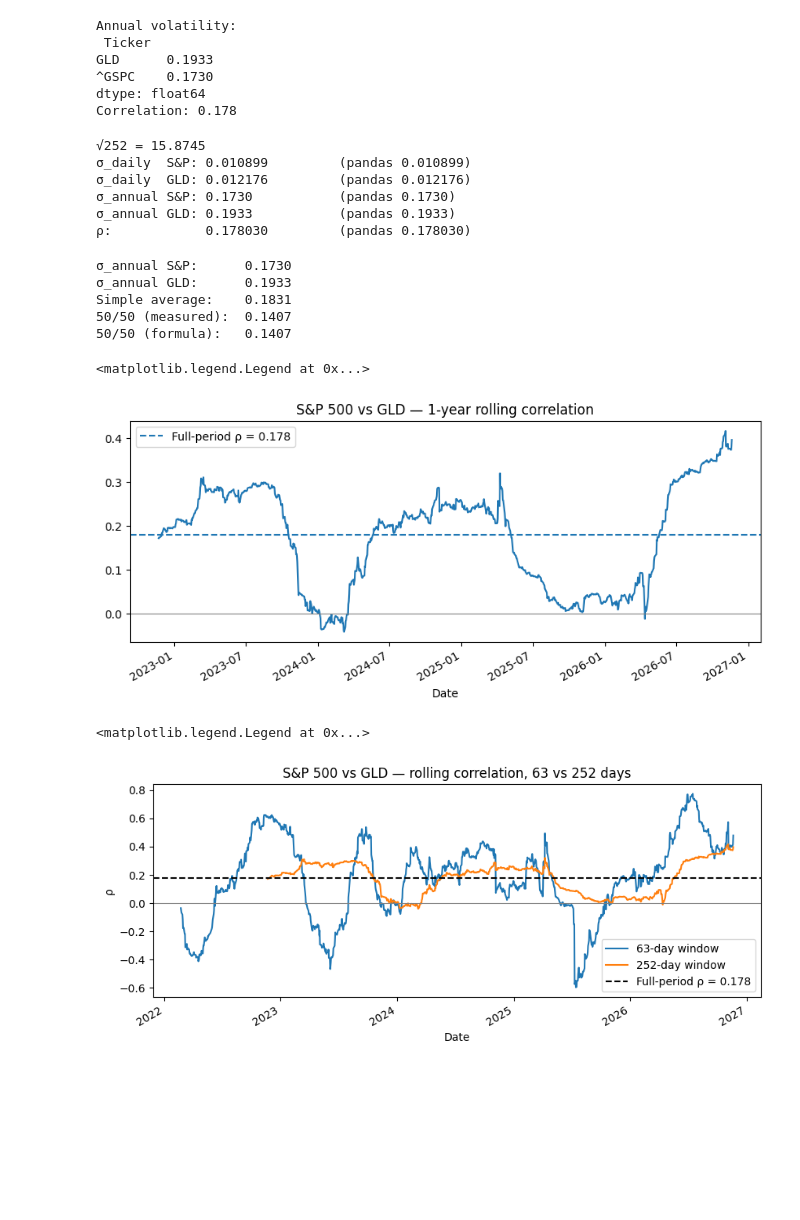
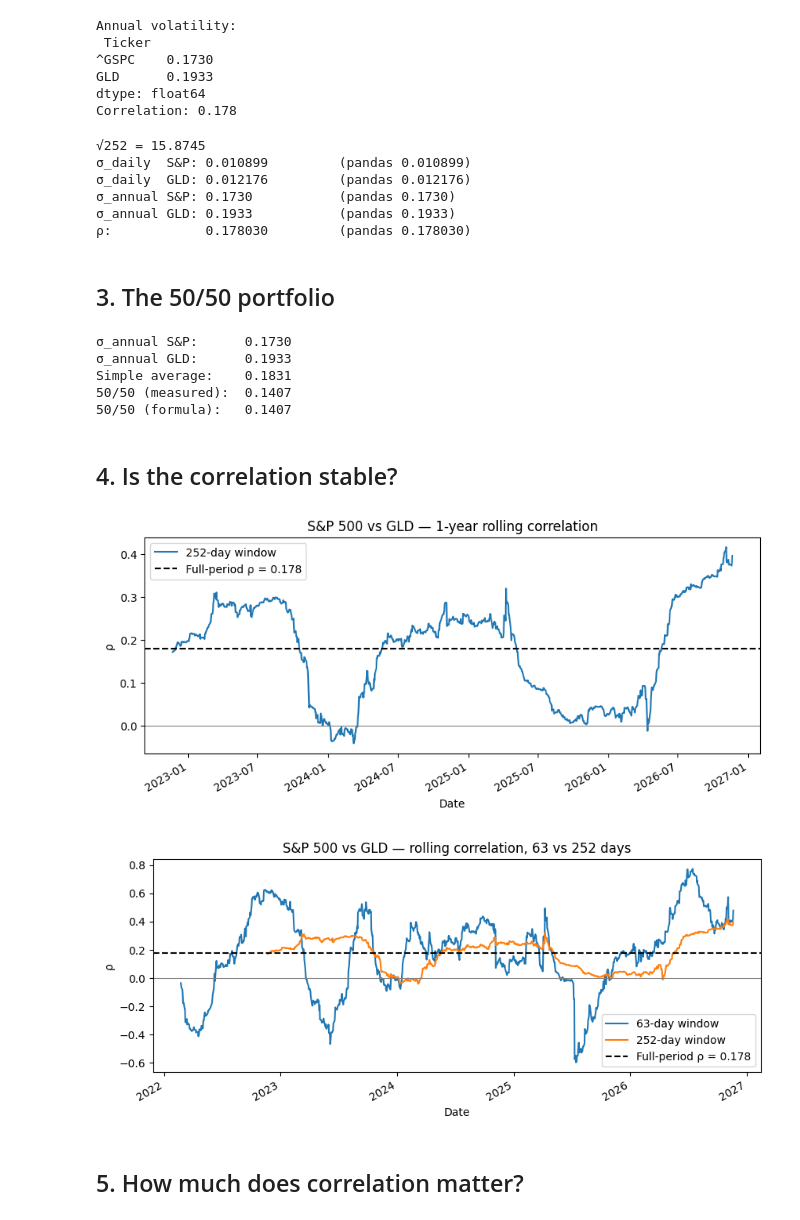
Before and after one commit to ae-lexs/quantitative-finance-atelier, a Jupyter notebook: notebooks/u01_spy_gld_5050_portfolio.ipynb, the cells around one changed output. Cells and saved outputs as stored; diff of their text form; code cells hidden in the pictures; blank space fills up the shorter version.

```diff
--- a/notebooks/u01_spy_gld_5050_portfolio.ipynb
+++ b/notebooks/u01_spy_gld_5050_portfolio.ipynb
@@ -25,10 +40,5 @@ print(returns.shape)
 # %%
 # Volatility and correlation
-TRADING_DAYS = 252
-
-# Step 1, daily return:
-# rₜ = (Pₜ − Pₜ₋₁) / Pₜ₋₁
-# returns = prices.pct_change(fill_method=None).dropna()
 
 # Step 2, mean daily return:
 # r̄ = (1/N) · Σₜ rₜ
@@ -43,21 +53,26 @@ annual_vol = daily_vol * np.sqrt(TRADING_DAYS)  # sqrt-of-time scaling
 # Step 5, correlation (Pearson):
 # Cov(X,Y) = (1/(N−1)) · Σₜ (xₜ − x̄)(yₜ − ȳ)
 # ρ = Cov(X,Y) / (σ_X · σ_Y) ρ ∈ [−1, 1]
-corr = returns.corr().loc["^GSPC", "GLD"] # full matrix, then the one off-diagonal cell
+# ρ: measured correlation
+rho = returns.corr().loc[SPX, GLD]   # full matrix, then the one off-diagonal cell
+
+# Named once here, used by every formula below
+sigma_1 = annual_vol[SPX]   # σ₁: S&P 500 annual volatility
+sigma_2 = annual_vol[GLD]   # σ₂: GLD annual volatility
 
 print("Annual volatility:\n", annual_vol.round(4))
-print("Correlation:", round(corr, 3))
+print("Correlation:", round(rho, 3))
 # %% [output]
 Annual volatility:
  Ticker
+^GSPC    0.1730
 GLD      0.1933
-^GSPC    0.1730
 dtype: float64
 Correlation: 0.178
 # %%
 # Verification: compute by hand with numpy and compare to pandas
-x = returns["^GSPC"].to_numpy()   # S&P daily returns as a plain array
-y = returns["GLD"].to_numpy()     # gold daily returns
+x = returns[SPX].to_numpy()   # S&P daily returns as a plain array
+y = returns[GLD].to_numpy()   # gold daily returns
 N = len(x)
 
 # Step 2: r̄ = (1/N) · Σₜ rₜ
@@ -76,21 +91,21 @@ sigma_y_annual = sigma_y * np.sqrt(TRADING_DAYS)
 cov_xy = np.sum((x - x_bar) * (y - y_bar)) / (N - 1)
 
 # ρ = Cov(X,Y) / (σ_X · σ_Y)
-rho = cov_xy / (sigma_x * sigma_y)
+rho_np = cov_xy / (sigma_x * sigma_y)
 
 # Compare with pandas (isclose allows tiny floating-point differences)
-assert np.isclose(sigma_x, daily_vol["^GSPC"])
-assert np.isclose(sigma_y, daily_vol["GLD"])
-assert np.isclose(sigma_x_annual, annual_vol["^GSPC"])
-assert np.isclose(sigma_y_annual, annual_vol["GLD"])
-assert np.isclose(rho, corr)
+assert np.isclose(sigma_x, daily_vol[SPX])
+assert np.isclose(sigma_y, daily_vol[GLD])
+assert np.isclose(sigma_x_annual, sigma_1)
+assert np.isclose(sigma_y_annual, sigma_2)
+assert np.isclose(rho_np, rho)
 
 print(f"√252 = {np.sqrt(TRADING_DAYS):.4f}")
-print(f"σ_daily  S&P: {sigma_x:.6f}         (pandas {daily_vol['^GSPC']:.6f})")
-print(f"σ_daily  GLD: {sigma_y:.6f}         (pandas {daily_vol['GLD']:.6f})")
-print(f"σ_annual S&P: {sigma_x_annual:.4f}           (pandas {annual_vol['^GSPC']:.4f})")
-print(f"σ_annual GLD: {sigma_y_annual:.4f}           (pandas {annual_vol['GLD']:.4f})")
-print(f"ρ:            {rho:.6f}         (pandas {corr:.6f})")
+print(f"σ_daily  S&P: {sigma_x:.6f}         (pandas {daily_vol[SPX]:.6f})")
+print(f"σ_daily  GLD: {sigma_y:.6f}         (pandas {daily_vol[GLD]:.6f})")
+print(f"σ_annual S&P: {sigma_x_annual:.4f}           (pandas {sigma_1:.4f})")
+print(f"σ_annual GLD: {sigma_y_annual:.4f}           (pandas {sigma_2:.4f})")
+print(f"ρ:            {rho_np:.6f}         (pandas {rho:.6f})")
 # %% [output]
 √252 = 15.8745
 σ_daily  S&P: 0.010899         (pandas 0.010899)
@@ -98,6 +113,8 @@ print(f"ρ:            {rho:.6f}         (pandas {corr:.6f})")
 σ_annual S&P: 0.1730           (pandas 0.1730)
 σ_annual GLD: 0.1933           (pandas 0.1933)
 ρ:            0.178030         (pandas 0.178030)
+# %% [markdown]
+## 3. The 50/50 portfolio
 # %%
 # 50/50 portfolio
 
@@ -130,19 +153,23 @@ print(f"50/50 (formula):   {port_vol_formula:.4f}")
 Simple average:    0.1831
 50/50 (measured):  0.1407
 50/50 (formula):   0.1407
+# %% [markdown]
+## 4. Is the correlation stable?
 # %%
 # Step 9, rolling correlation over a 252-day (one-year) window:
 # ρₜ = Cov(X,Y) / (σ_X · σ_Y), computed only on days t−251 … t
 WINDOW = 252
-rolling_corr = returns["^GSPC"].rolling(WINDOW).corr(returns["GLD"])
+rolling_rho = returns[SPX].rolling(WINDOW).corr(returns[GLD])
 
-ax = rolling_corr.plot(title="S&P 500 vs GLD — 1-year rolling correlation", figsize=(10, 4))
-ax.axhline(corr, linestyle="--", label=f"Full-period ρ = {corr:.3f}")
+ax = rolling_rho.plot(figsize=(10, 4), label=f"{WINDOW}-day window")
+ax.axhline(rho, linestyle="--", color="black", label=f"Full-period ρ = {rho:.3f}")
 ax.axhline(0, color="gray", linewidth=0.8)
+ax.set_title("S&P 500 vs GLD — 1-year rolling correlation")
+ax.set_ylabel("ρ")
 ax.legend()
+plt.show()
 # %% [output]
-<matplotlib.legend.Legend at 0x...>
-[figure, old version]
+[figure, new version]
 # %%
 # Step 10, compare window lengths: 63 days (~3 months) vs 252 days (~1 year)
 # Same formula as Step 9, ρₜ = Cov(X,Y) / (σ_X · σ_Y), on days t−(W−1) … t
@@ -152,16 +179,18 @@ WINDOWS = [63, 252]
 
 ax = None
 for W in WINDOWS:
-    rc = returns["^GSPC"].rolling(W).corr(returns["GLD"])
-    ax = rc.plot(ax=ax, figsize=(10, 4), label=f"{W}-day window")
+    rolling_rho_w = returns[SPX].rolling(W).corr(returns[GLD])
+    ax = rolling_rho_w.plot(ax=ax, figsize=(10, 4), label=f"{W}-day window")
 
-ax.axhline(corr, linestyle="--", color="black", label=f"Full-period ρ = {corr:.3f}")
+ax.axhline(rho, linestyle="--", color="black", label=f"Full-period ρ = {rho:.3f}")
 ax.axhline(0, color="gray", linewidth=0.8)
 ax.set_title("S&P 500 vs GLD — rolling correlation, 63 vs 252 days")
 ax.set_ylabel("ρ")
 ax.legend()
+plt.show()
 # %% [output]
-<matplotlib.legend.Legend at 0x...>
 [figure]
+# %% [markdown]
+## 5. How much does correlation matter?
 # %%
 # Step 11, volatility vs correlation for the 50/50 portfolio
```
Also changed, not shown: parts of 8 cells of this notebook.
